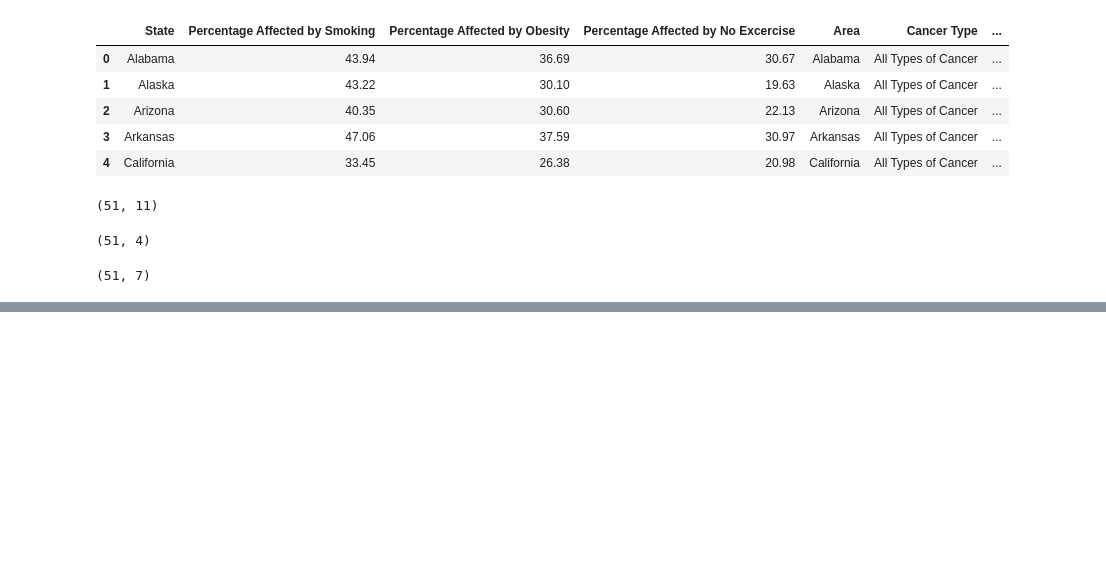
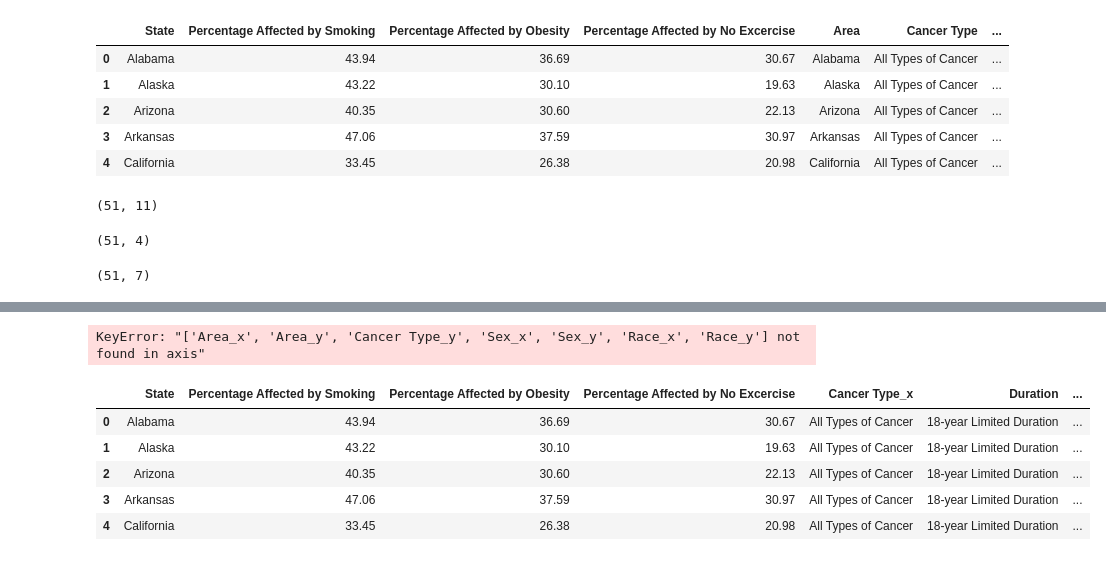
Before and after one commit to CODEGITCD/CD-DS-Final-Project, a Jupyter notebook: Notebooks/Py-Cancer.ipynb, the cells around one changed output, grey strips where cells are left out. Saved outputs shown, nothing was run; the diff lists cells and outputs as text; code cells hidden in the pictures; blank space fills up the shorter version.

```diff
--- a/Notebooks/Py-Cancer.ipynb
+++ b/Notebooks/Py-Cancer.ipynb
@@ -142,0 +165,14 @@ merged_df.to_csv(r'C:\Users\MrMan\Documents\GitHub\CD-DS-Final-Project\Data\merg
+# %%
+cols_to_remove = ['Area_x','Area_y', 'Cancer Type_y','Cancer Type_x', 'Sex_x','Sex_y','Race_x','Race_y']
+merged_df2.drop(cols_to_remove, axis=1, inplace=True)
+# %% [output]
+KeyError: "['Area_x', 'Area_y', 'Cancer Type_y', 'Sex_x', 'Sex_y', 'Race_x', 'Race_y'] not found in axis"
+# %%
+merged_df2.head()
+# %% [output]
+|  | State | Percentage Affected by Smoking | Percentage Affected by Obesity | Percentage Affected by No Excercise | Cancer Type_x | Duration | ... |
+| 0 | Alabama | 43.94 | 36.69 | 30.67 | All Types of Cancer | 18-year Limited Duration | ... |
+| 1 | Alaska | 43.22 | 30.10 | 19.63 | All Types of Cancer | 18-year Limited Duration | ... |
+| 2 | Arizona | 40.35 | 30.60 | 22.13 | All Types of Cancer | 18-year Limited Duration | ... |
+| 3 | Arkansas | 47.06 | 37.59 | 30.97 | All Types of Cancer | 18-year Limited Duration | ... |
+| 4 | California | 33.45 | 26.38 | 20.98 | All Types of Cancer | 18-year Limited Duration | ... |
```
Also changed, not shown: parts of 6 cells of this notebook, 1 other file.
